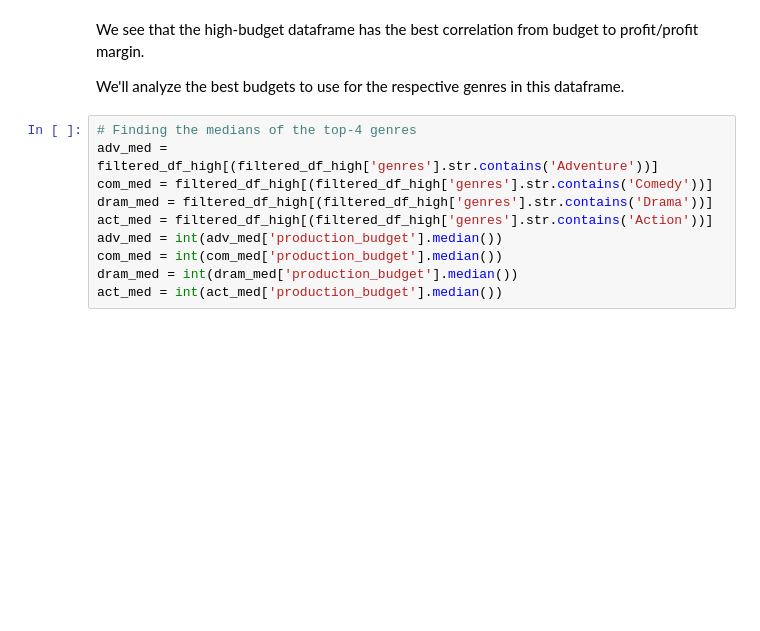
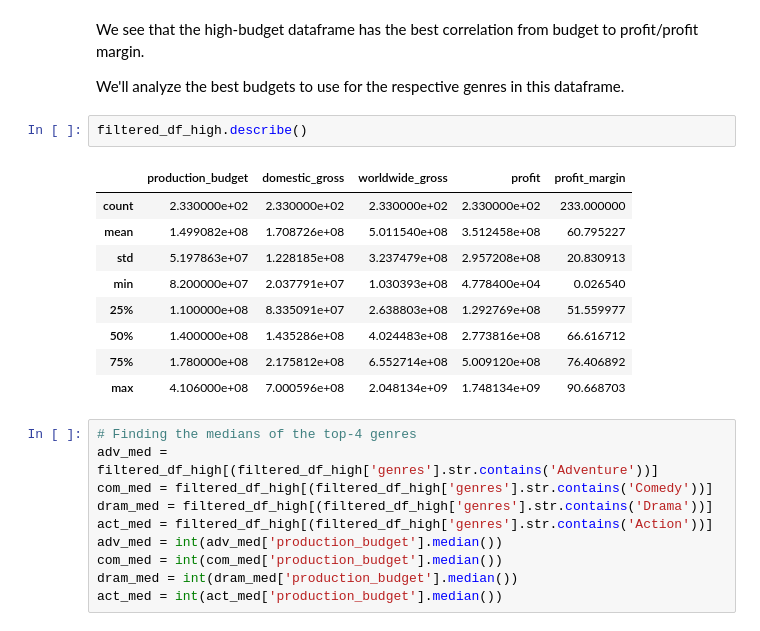
Before and after one commit to soohyunnie/avocoder-group-3-movie-analysis, a Jupyter notebook: Final_Notebook.ipynb, the cells around one changed output. Cells and saved outputs as stored; diff of their text form; blank space fills up the shorter version.

```diff
--- a/Final_Notebook.ipynb
+++ b/Final_Notebook.ipynb
@@ -368,6 +368,18 @@ display(filtered_df_low.corr(), filtered_df_mid.corr(), filtered_df_high.corr())
 We see that the high-budget dataframe has the best correlation from budget to profit/profit margin.
 
 We'll analyze the best budgets to use for the respective genres in this dataframe.
+# %%
+filtered_df_high.describe()
+# %% [output]
+|  | production_budget | domestic_gross | worldwide_gross | profit | profit_margin |
+| count | 2.330000e+02 | 2.330000e+02 | 2.330000e+02 | 2.330000e+02 | 233.000000 |
+| mean | 1.499082e+08 | 1.708726e+08 | 5.011540e+08 | 3.512458e+08 | 60.795227 |
+| std | 5.197863e+07 | 1.228185e+08 | 3.237479e+08 | 2.957208e+08 | 20.830913 |
+| min | 8.200000e+07 | 2.037791e+07 | 1.030393e+08 | 4.778400e+04 | 0.026540 |
+| 25% | 1.100000e+08 | 8.335091e+07 | 2.638803e+08 | 1.292769e+08 | 51.559977 |
+| 50% | 1.400000e+08 | 1.435286e+08 | 4.024483e+08 | 2.773816e+08 | 66.616712 |
+| 75% | 1.780000e+08 | 2.175812e+08 | 6.552714e+08 | 5.009120e+08 | 76.406892 |
+| max | 4.106000e+08 | 7.000596e+08 | 2.048134e+09 | 1.748134e+09 | 90.668703 |
 # %%
 # Finding the medians of the top-4 genres
 adv_med = filtered_df_high[(filtered_df_high['genres'].str.contains('Adventure'))]
```
Also changed, not shown: parts of 3 cells of this notebook, 2 other files.
